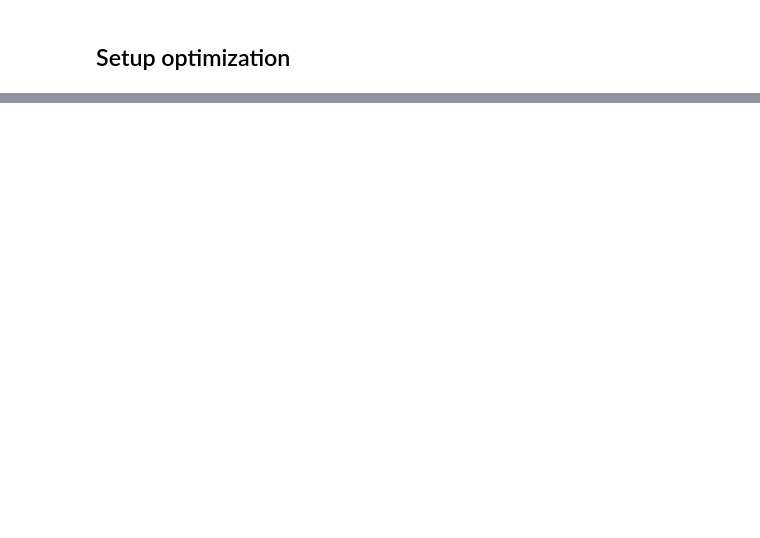
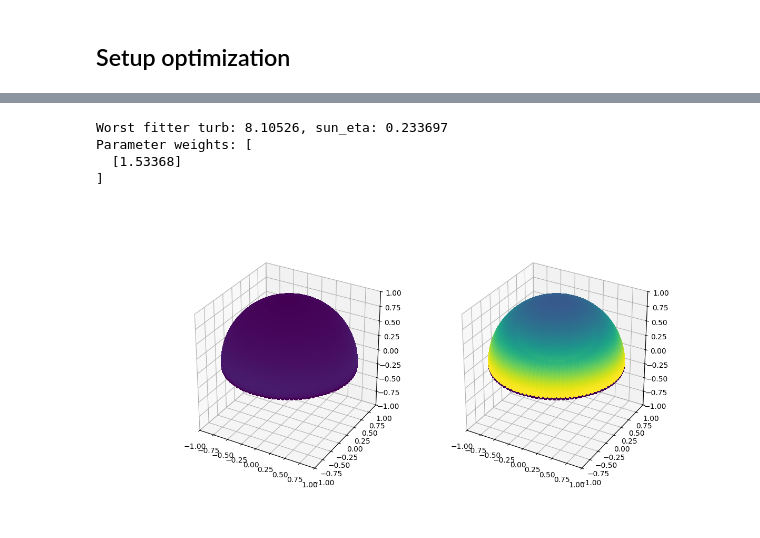
Before and after one commit to matttsss/mitsuba3, a Jupyter notebook: sampling_tests/warps.ipynb, the cells around one changed output, grey strips where cells are left out. Cells and saved outputs as stored; diff of their text form; code cells hidden in the pictures; blank space fills up the shorter version.

```diff
--- a/sampling_tests/warps.ipynb
+++ b/sampling_tests/warps.ipynb
@@ -136,0 +257,12 @@ Loading tensor data from "../../mitsuba3/resources/data/sunsky/output/sunsky_dat
+# %%
+worse_fitter = max(sky_fitters, key=lambda f: dr.mean(f.loss(tex_weights, wi)))
+
+dr.print("Worst fitter turb: {}, sun_eta: {}", worse_fitter.turb, worse_fitter.sun_eta)
+dr.print("Parameter weights: {}", tex_weights.eval(worse_fitter.tex_pos))
+worse_fitter.viz_loss(tex_weights, wi)
+# %% [output]
+Worst fitter turb: 8.10526, sun_eta: 0.233697
+Parameter weights: [
+  [1.53368]
+]
+[figure, added]
```
Also changed, not shown: parts of 6 cells of this notebook, 2 other files.
